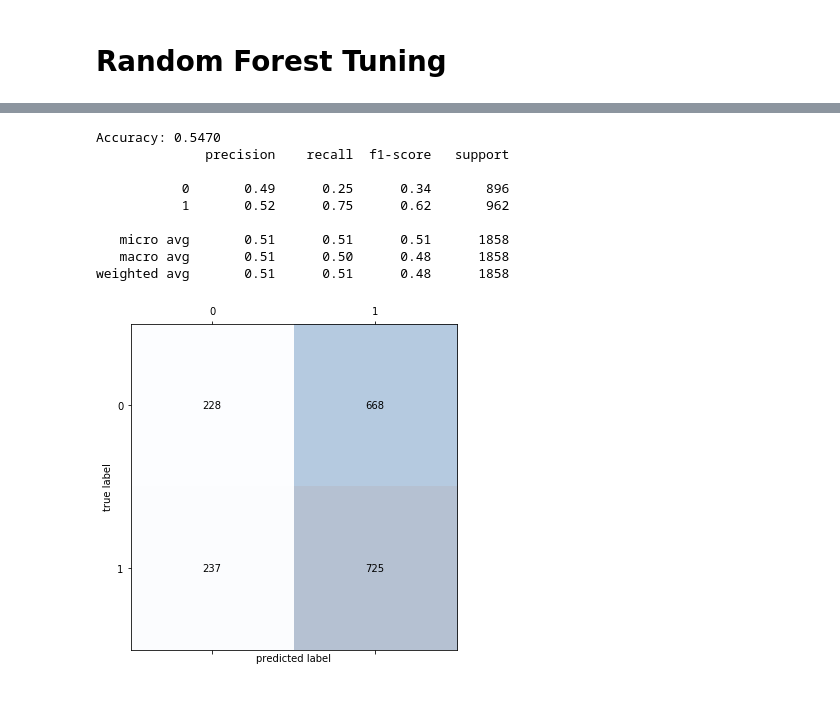
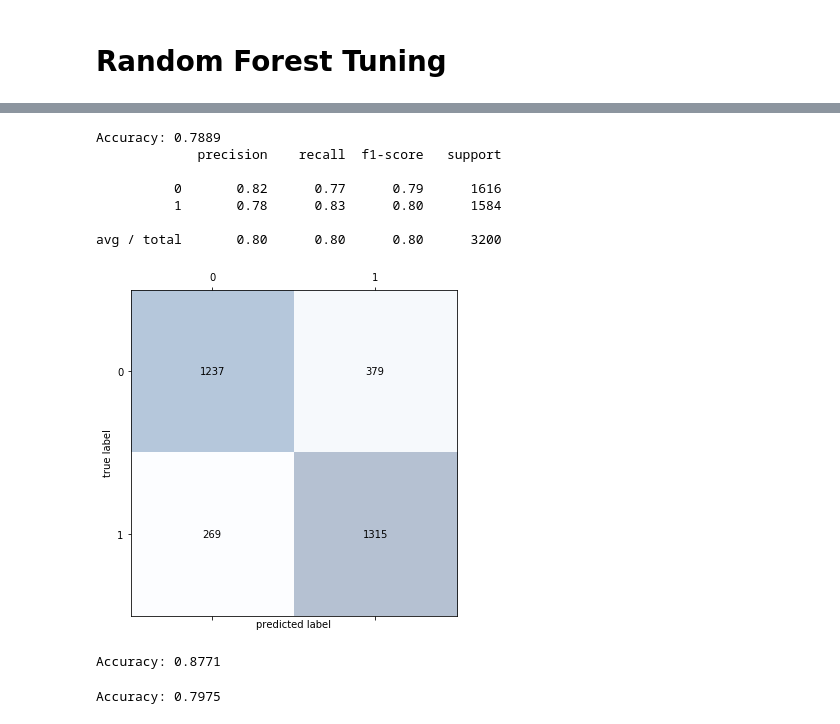
Before and after one commit to Edwardkang1004/Springboard, a Jupyter notebook: Capstone Project 1/Capstone Project 1b.ipynb, the cells around one changed output, grey strips where cells are left out. Saved outputs shown, nothing was run; the diff lists cells and outputs as text; code cells hidden in the pictures.

```diff
--- a/Capstone Project 1/Capstone Project 1b.ipynb
+++ b/Capstone Project 1/Capstone Project 1b.ipynb
@@ -855,7 +924,7 @@ Text(0, 0.5, 'Accuracy')
 # %%
 from sklearn import svm
 
-SVM = svm.SVC(random_state=42)
+SVM = svm.SVC(random_state=42,probability=True)
 SVM.fit(train_features, train_labels)
 
 y_pred = SVM.predict(test_features)
@@ -1054,7 +1238,7 @@ Variable: shape_Flash          Importance: 0.0
 Variable: shape_Other          Importance: 0.0
 Variable: shape_Rectangle      Importance: 0.0
 # %%
-features= features[['pressure','mday','temp','dewpoint','hum']]
+features= features[['pressure','temp','dewpoint','hum']]
 # %%
 train_features, test_features, train_labels, test_labels = train_test_split(features, labels, test_size = 0.30,random_state=42)
 # %%
@@ -1122,8 +1335,7 @@ from sklearn.model_selection import RandomizedSearchCV
 
 n_estimators = [int(x) for x in np.linspace(start = 200, stop = 2000, num = 10)]
 max_features = ['auto', 'sqrt']
-max_depth = [int(x) for x in np.linspace(10, 110, num = 11)]
-max_depth.append(None)
+max_depth = [int(x) for x in np.linspace(1, 10, num = 10)]
 min_samples_split = [2, 5, 10]
 min_samples_leaf = [1, 2, 4]
 bootstrap = [True, False]
@@ -1197,18 +1406,17 @@ weighted avg       0.51      0.51      0.48      1858
 from sklearn.model_selection import GridSearchCV
 # Create the parameter grid based on the results of random search
 param_grid = {
-    'bootstrap': [False],
-    'max_depth': [5, 6, 7, 8, 10],
+    'bootstrap': [True],
+    'max_depth': [9, 10],
     'max_features': ['sqrt'],
     'min_samples_leaf': [1, 2],
-    'min_samples_split': [2, 5, 10],
-    'n_estimators': [1000, 1200, 1400]
+    'min_samples_split': [2, 5],
+    'n_estimators': [400, 600, 800, 1000]
 }
 # Create a based model
 rf = RandomForestClassifier()
 # Instantiate the grid search model
-grid_search = GridSearchCV(estimator = rf, param_grid = param_grid,
-                          cv = 5, n_jobs = -1, verbose = 2)
+grid_search = GridSearchCV(estimator = rf, param_grid = param_grid, cv = 5, n_jobs = -1, verbose = 2)
 
 grid_search.fit(train_features, train_labels)
 # %% [output]
@@ -1246,31 +1451,29 @@ grid_search.best_score_
 # %%
-rf_b = RandomForestClassifier(n_estimators = 1000, bootstrap= False, max_depth = 10, max_features ='sqrt', min_samples_leaf = 2,
+rf_b = RandomForestClassifier(n_estimators = 800, bootstrap= True, max_depth = 10, max_features ='sqrt', min_samples_leaf = 1,
                               min_samples_split = 2, random_state=42)
 rf_b.fit(train_features, train_labels)
 
 y_pred = rf_b.predict(test_features)
 
 accuracy = grid_search.best_score_
 print('Accuracy: {:.4f}'.format(accuracy))
 
 print(classification_report(test_labels, y_pred))
 
 cm = confusion_matrix(y_true = test_labels, y_pred = y_pred)
 fig, ax = plt.subplots(figsize = (6, 6))
 ax.matshow(cm, cmap = plt.cm.Blues, alpha = 0.3)
 for i in range(cm.shape[0]):
     for j in range(cm.shape[1]):
         ax.text(x=j, y=i, s=cm[i, j], va='center', ha='center')
 plt.xlabel('predicted label')
 plt.ylabel('true label');
 # %% [output]
-Accuracy: 0.5470
-              precision    recall  f1-score   support
+Accuracy: 0.7889
+             precision    recall  f1-score   support
 
-           0       0.49      0.25      0.34       896
-           1       0.52      0.75      0.62       962
+          0       0.82      0.77      0.79      1616
+          1       0.78      0.83      0.80      1584
 
-   micro avg       0.51      0.51      0.51      1858
-   macro avg       0.51      0.50      0.48      1858
-weighted avg       0.51      0.51      0.48      1858
+avg / total       0.80      0.80      0.80      3200
-[figure, old version]
+[figure, new version]
@@ -1276,0 +1483,10 @@ weighted avg       0.51      0.51      0.48      1858
+# %%
+train_accuracy = accuracy_score(train_labels, y_train_predicted)
+print('Accuracy: {:.4f}'.format(train_accuracy))
+# %% [output]
+Accuracy: 0.8771
+# %%
+test_accuracy = accuracy_score(test_labels, y_test_predicted)
+print('Accuracy: {:.4f}'.format(test_accuracy))
+# %% [output]
+Accuracy: 0.7975
```
Also changed, not shown: parts of 48 cells of this notebook.
